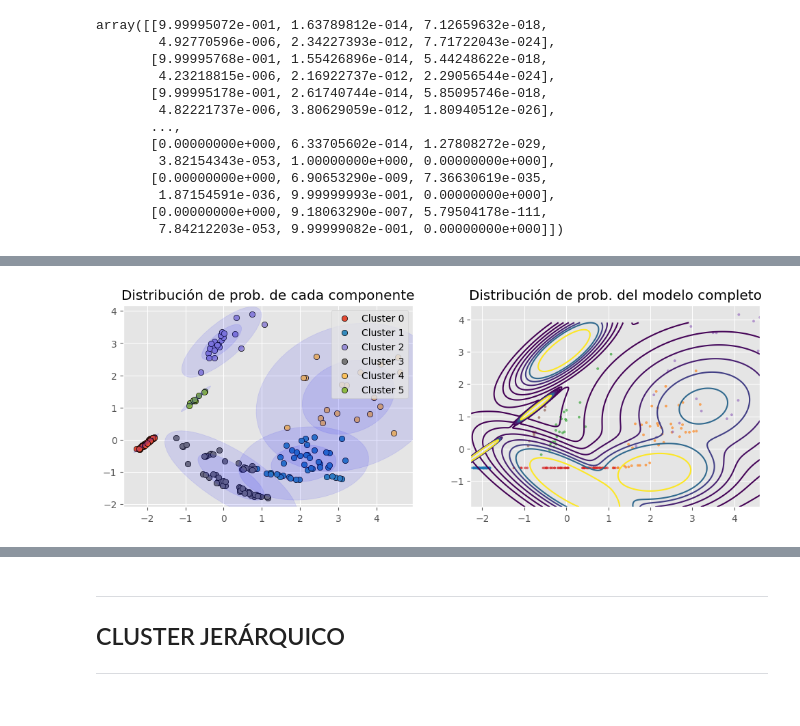
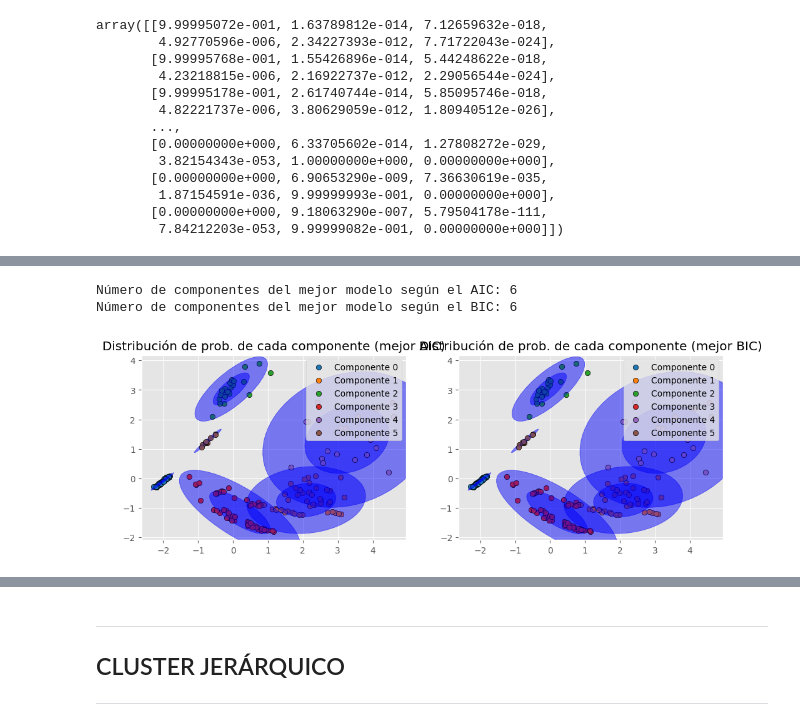
Before and after one commit to NathaliaMoniz/GRUPO09_Practica2, a Jupyter notebook: Practica.ipynb, the cells around one changed output, grey strips where cells are left out. Cells and saved outputs as stored; diff of their text form; code cells hidden in the pictures.

```diff
--- a/Practica.ipynb
+++ b/Practica.ipynb
@@ -733,5 +784,5 @@ plt.show()
 # %%
 # Ejecutar K-Medoids con tus datos X_trans
-modelo_kmedoids = KMedoids(n_clusters=4, random_state=23)
+modelo_kmedoids = KMedoids(n_clusters=4, init='kmedoids++')
 modelo_kmedoids.fit(X=X_trans)
 y_predict = modelo_kmedoids.predict(X=X_trans)
@@ -849,61 +936,82 @@ array([0, 0, 0, 0, 0, 0, 0, 0, 0, 0, 0, 0, 0, 0, 0, 0, 0, 0, 0, 0, 3, 3,
 import matplotlib.pyplot as plt
 import matplotlib as mpl
 import numpy as np
+from sklearn.mixture import GaussianMixture
 
 # Definir la función make_ellipses
 def make_ellipses(gmm, ax):
     for n in range(gmm.n_components):
         if gmm.covariance_type == 'full':
             covariances = gmm.covariances_[n]
         elif gmm.covariance_type == 'tied':
             covariances = gmm.covariances_
         elif gmm.covariance_type == 'diag':
             covariances = np.diag(gmm.covariances_[n])
         elif gmm.covariance_type == 'spherical':
             covariances = np.eye(gmm.means_.shape[1]) * gmm.covariances_[n]
         v, w = np.linalg.eigh(covariances)
         u = w[0] / np.linalg.norm(w[0])
         angle = np.arctan2(u[1], u[0])
         angle = 180 * angle / np.pi  # convert to degrees
         v = 2. * np.sqrt(2.) * np.sqrt(v)
 
-        for i in range(1,3):
-            ell = mpl.patches.Ellipse((gmm.means_[n, 0], gmm.means_[n, 1]), i*v[0], i*v[1], angle=180 + angle, color="blue")
+        for i in range(1, 3):
+            ell = mpl.patches.Ellipse((gmm.means_[n, 0], gmm.means_[n, 1]), i * v[0], i * v[1], angle=180 + angle, color="blue")
             ell.set_clip_box(ax.bbox)
             ell.set_alpha(0.1)
             ax.add_artist(ell)
 
+# Entrenar varios modelos GMM con diferentes números de componentes
+n_components_range = range(1, 7)
+models = [GaussianMixture(n_components=n, covariance_type='full',random_state=23).fit(X_trans) for n in n_components_range]
+
+# Calcular AIC y BIC para cada modelo
+aics = [model.aic(X_trans) for model in models]
+bics = [model.bic(X_trans) for model in models]
+
+# Seleccionar el modelo con el menor AIC y BIC
+best_aic_model = models[np.argmin(aics)]
+best_bic_model = models[np.argmin(bics)]
+
+# Imprimir el número de componentes del mejor modelo según el AIC y el BIC
+print("Número de componentes del mejor modelo según el AIC:", best_aic_model.n_components)
+print("Número de componentes del mejor modelo según el BIC:", best_bic_model.n_components)
+
 # Crear la figura y los ejes
 fig, axs = plt.subplots(1, 2, figsize=(12, 3.84))
 
-# Distribución de probabilidad de cada componente
-for i in np.unique(clasificacion):
+# Distribución de probabilidad de cada componente para el mejor modelo AIC
+for i in range(best_aic_model.n_components):
     axs[0].scatter(
-        x = X_trans[clasificacion == i, 0],
-        y = X_trans[clasificacion == i, 1],
-        c = plt.rcParams['axes.prop_cycle'].by_key()['color'][i],
-        marker    = 'o',
-        edgecolor = 'black',
-        label= f"Cluster {i}"
+        x=X_trans[best_aic_model.predict(X_trans) == i, 0],
+        y=X_trans[best_aic_model.predict(X_trans) == i, 1],
+        c=plt.cm.tab10(i),
+        marker='o',
+        edgecolor='black',
+        label=f"Componente {i}"
     )
+    make_ellipses(best_aic_model, ax=axs[0])
 
-make_ellipses(modelo_gmm, ax = axs[0])
-axs[0].set_title('Distribución de prob. de cada componente')
+axs[0].set_title('Distribución de prob. de cada componente (mejor AIC)')
 axs[0].legend()
 
-# Distribución de probabilidad del modelo completo
-xs = np.linspace(min(X_trans[:, 0]), max(X_trans[:, 0]), 1000)
-ys = np.linspace(min(X_trans[:, 1]), max(X_trans[:, 1]), 1000)
-xx, yy = np.meshgrid(xs, ys)
-scores = modelo_gmm.score_samples(np.c_[xx.ravel(), yy.ravel()], )
-axs[1].scatter(X_trans[:, 0], X[:, 1], s=5, alpha=.6, c=plt.cm.tab10(clasificacion))
-scores = np.exp(scores) # Las probabilidades están en log
-axs[1].contour(
-    xx, yy, scores.reshape(xx.shape),
-    levels=np.percentile(scores, np.linspace(0, 100, 10))[1:-1]
-)
-axs[1].set_title('Distribución de prob. del modelo completo')
+# Distribución de probabilidad de cada componente para el mejor modelo BIC
+for i in range(best_bic_model.n_components):
+    axs[1].scatter(
+        x=X_trans[best_bic_model.predict(X_trans) == i, 0],
+        y=X_trans[best_bic_model.predict(X_trans) == i, 1],
+        c=plt.cm.tab10(i),
+        marker='o',
+        edgecolor='black',
+        label=f"Componente {i}"
+    )
+    make_ellipses(best_bic_model, ax=axs[1])
+
+axs[1].set_title('Distribución de prob. de cada componente (mejor BIC)')
+axs[1].legend()
 
 plt.show()
 # %% [output]
+Número de componentes del mejor modelo según el AIC: 6
+Número de componentes del mejor modelo según el BIC: 6
-[figure, old version]
+[figure, new version]
```
Also changed, not shown: parts of 44 cells of this notebook.
